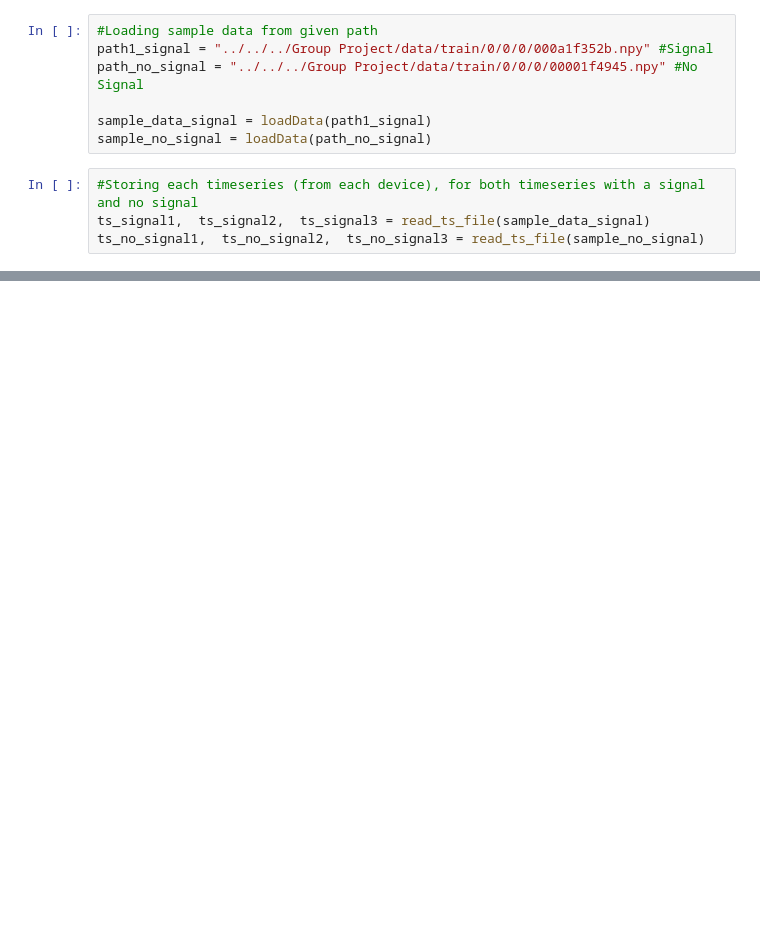
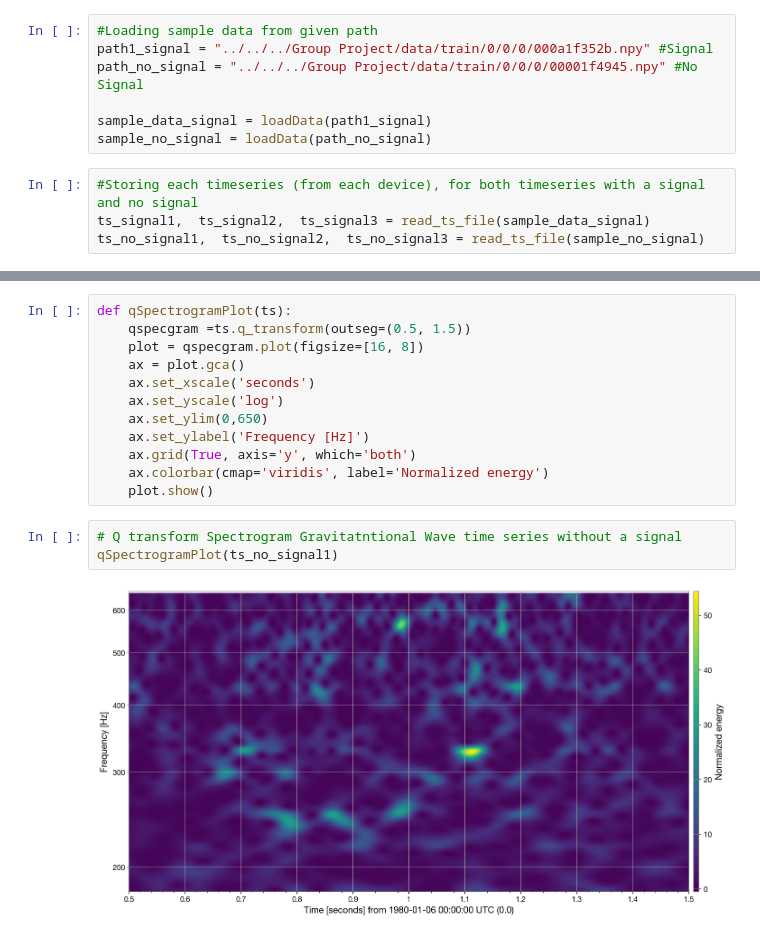
Before and after one commit to RobinRosculete/Gravitational-Wave-Detection, a Jupyter notebook: notebooks/GWDataPreprocessing.ipynb, the cells around one changed output, grey strips where cells are left out. Saved outputs shown, nothing was run; the diff lists cells and outputs as text; blank space fills up the shorter version.

```diff
--- a/notebooks/GWDataPreprocessing.ipynb
+++ b/notebooks/GWDataPreprocessing.ipynb
@@ -103,0 +145,17 @@ plot.show()
+# %%
+def qSpectrogramPlot(ts):
+    qspecgram =ts.q_transform(outseg=(0.5, 1.5))
+    plot = qspecgram.plot(figsize=[16, 8])
+    ax = plot.gca()
+    ax.set_xscale('seconds')
+    ax.set_yscale('log')
+    ax.set_ylim(0,650)
+    ax.set_ylabel('Frequency [Hz]')
+    ax.grid(True, axis='y', which='both')
+    ax.colorbar(cmap='viridis', label='Normalized energy')
+    plot.show()
+# %%
+# Q transform Spectrogram Gravitatntional Wave time series without a signal
+qSpectrogramPlot(ts_no_signal1)
+# %% [output]
+[figure, added]
```
Also changed, not shown: parts of 24 cells of this notebook.
